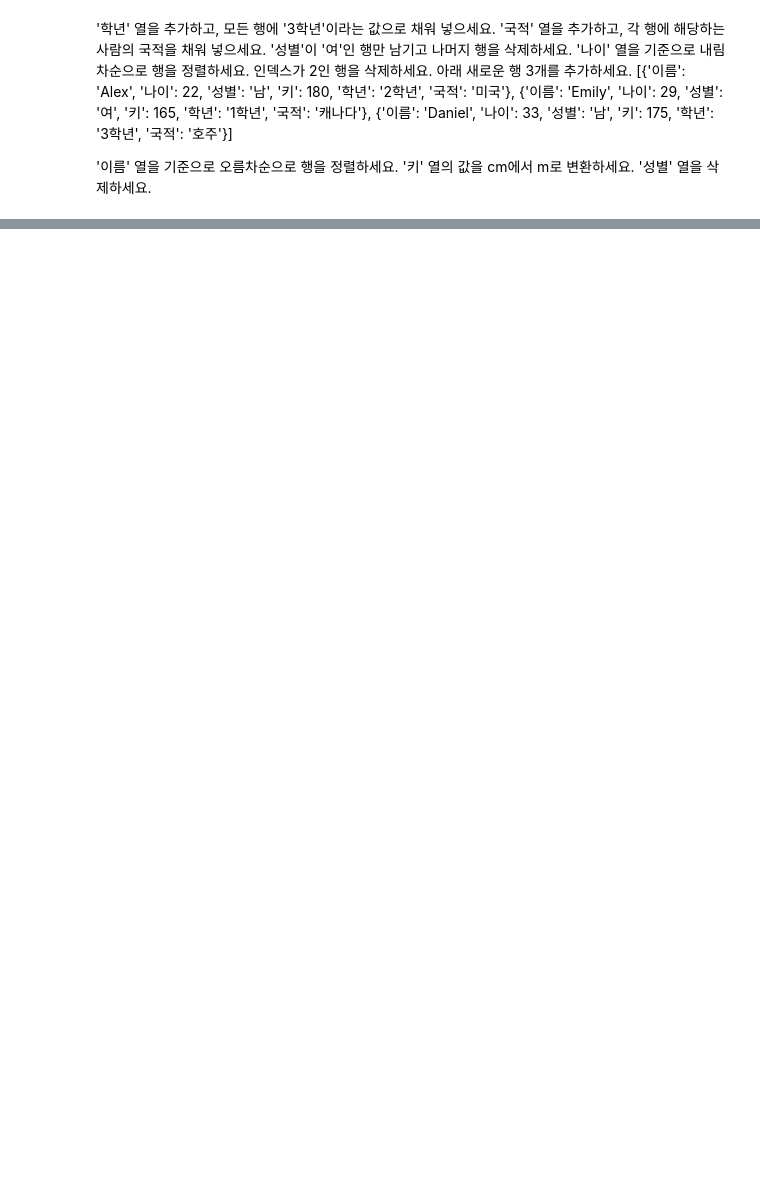
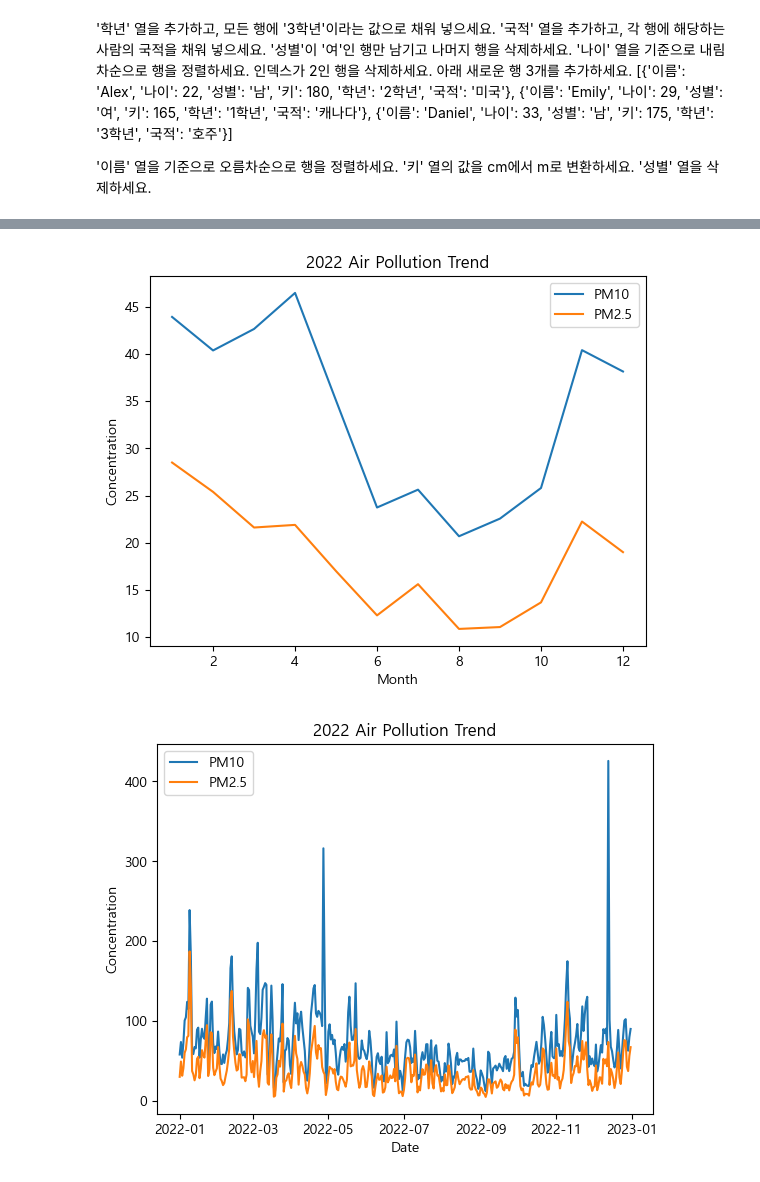
Before and after one commit to hong-sehyun/Python, a Jupyter notebook: edu/day7.ipynb, the cells around one changed output, grey strips where cells are left out. Drawn from its saved outputs; the diff is of its cells as text; code cells hidden in the pictures; blank space fills up the shorter version.

```diff
--- a/edu/day7.ipynb
+++ b/edu/day7.ipynb
@@ -83,0 +174,73 @@ df = pd.DataFrame(data)
+# %%
+import pandas as pd
+
+# 데이터 파일 경로
+data_path = '일별평균대기오염도_2022.csv'
+
+# CSV 파일 읽기
+df = pd.read_csv(data_path, encoding="cp949")
+
+# 필요한 필드 추출
+df = df[['측정일시', '측정소명', '미세먼지농도(㎍/㎥)', '초미세먼지농도(㎍/㎥)']]
+
+# 결측치 처리
+df = df.dropna()
+
+# 측정일시 컬럼의 데이터 타입을 datetime으로 변경
+df['측정일시'] = pd.to_datetime(df['측정일시'], format='%Y%m%d')
+
+print(df.head(20))
+
+import matplotlib.pyplot as plt
+
+# 연도별 미세먼지와 초미세먼지 농도 평균 계산
+df_monthly = df.resample('M', on='측정일시').mean(numeric_only=True)
+
+# 그래프 그리기
+plt.plot(df_monthly.index.month, df_monthly['미세먼지농도(㎍/㎥)'], label='PM10')
+plt.plot(df_monthly.index.month, df_monthly['초미세먼지농도(㎍/㎥)'], label='PM2.5')
+plt.legend()
+plt.xlabel('Month')
+plt.ylabel('Concentration')
+plt.title('2022 Air Pollution Trend')
+plt.show()
+
+
+# 일별 합계 계산
+df_daily = df.resample('D', on='측정일시').sum(numeric_only=True)
+
+# 일평균 대기오염도 계산
+df_daily['미세먼지농도(㎍/㎥)'] /= 24
+df_daily['초미세먼지농도(㎍/㎥)'] /= 24
+
+# 그래프 그리기
+plt.plot(df_daily.index, df_daily['미세먼지농도(㎍/㎥)'], label='PM10')
+plt.plot(df_daily.index, df_daily['초미세먼지농도(㎍/㎥)'], label='PM2.5')
+plt.legend()
+plt.xlabel('Date')
+plt.ylabel('Concentration')
+plt.title('2022 Air Pollution Trend')
+plt.show()
+
+plt.rcParams['font.family'] = 'Malgun Gothic'
+
+# 지역별 미세먼지와 초미세먼지 농도 평균 계산
+df_area = df.groupby('측정소명').mean(numeric_only=True).head(20)
+
+# 그래프 그리기
+plt.bar(df_area.index, df_area['미세먼지농도(㎍/㎥)'], label='PM10')
+plt.bar(df_area.index, df_area['초미세먼지농도(㎍/㎥)'], label='PM2.5')
+plt.legend()
+plt.xlabel('Area')
+plt.ylabel('Concentration')
+plt.title('Air Pollution by Area')
+plt.show()
+
+
+# 그래프 그리기
+plt.boxplot([df['미세먼지농도(㎍/㎥)'], df['초미세먼지농도(㎍/㎥)']])
+plt.xticks([1,2],['PM10', 'PM2.5'])
+plt.ylabel('Concentration')
+plt.title('Air Pollution Boxplot')
+plt.show()
+# %% [output]
@@ -83,0 +264,2 @@ df = pd.DataFrame(data)
+[figure, added]
+[figure, added]
```
Also changed, not shown: parts of 11 cells of this notebook, 2 other files.
